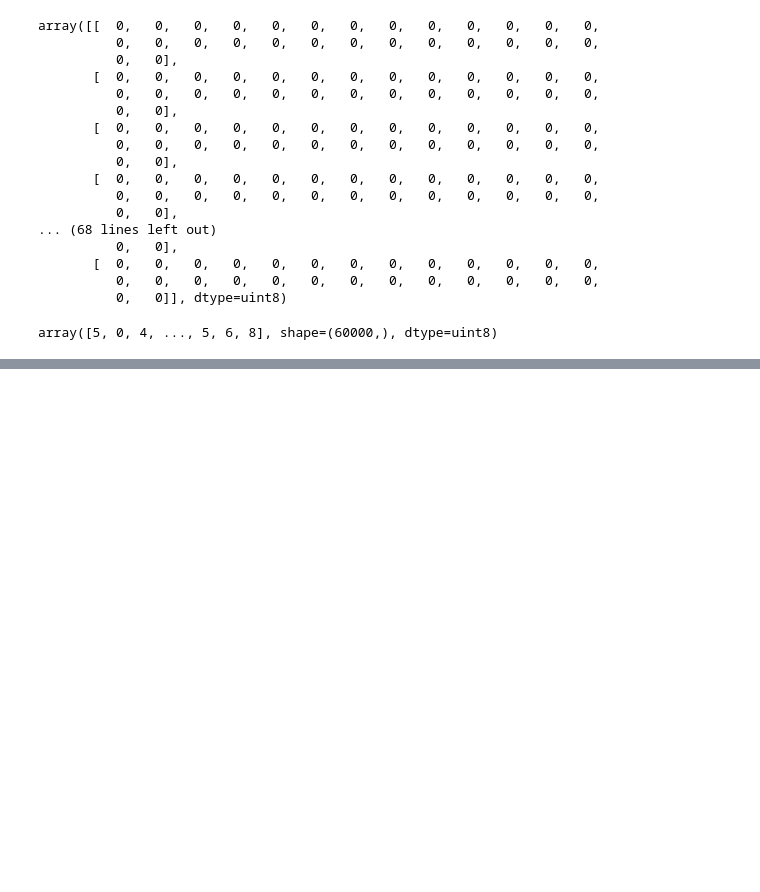
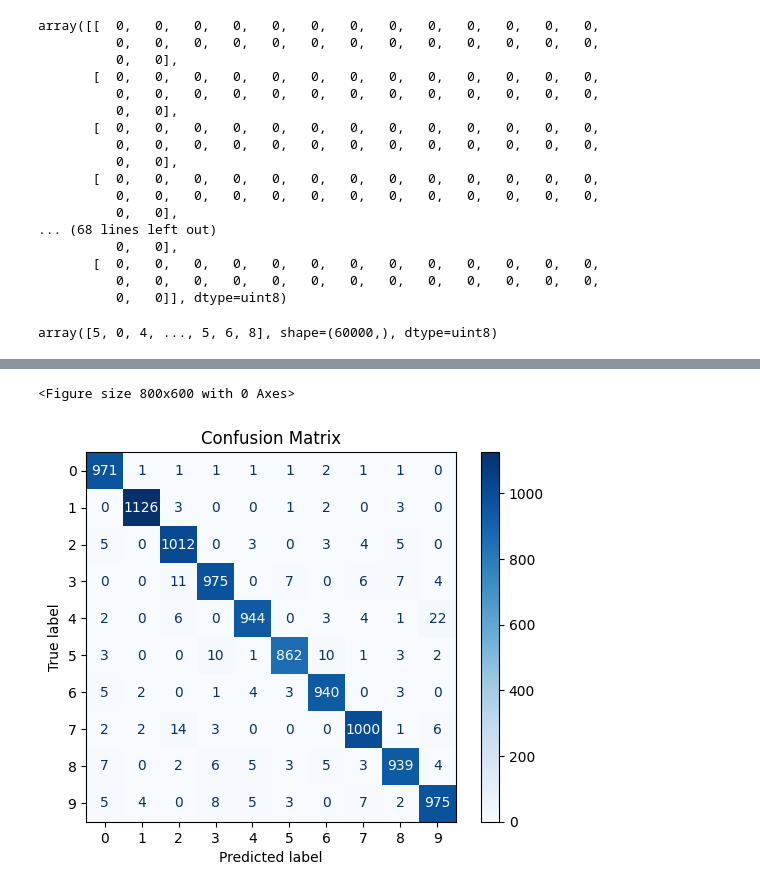
Before and after one commit to arybadj/deep-learning, a Jupyter notebook: mnist dl tensorflow/app.ipynb, the cells around one changed output, grey strips where cells are left out. Drawn from its saved outputs; the diff is of its cells as text; code cells hidden in the pictures; blank space fills up the shorter version.

```diff
--- a/mnist dl tensorflow/app.ipynb
+++ b/mnist dl tensorflow/app.ipynb
@@ -111,2 +106,5 @@ y_train
 # %% [output]
 array([5, 0, 4, ..., 5, 6, 8], shape=(60000,), dtype=uint8)
+# %%
+y_train_cat=to_categorical(y_train,10)
+y_test_cat=to_categorical(y_test,10)
@@ -112,0 +250,24 @@ array([5, 0, 4, ..., 5, 6, 8], shape=(60000,), dtype=uint8)
+# %%
+import numpy as np
+import matplotlib.pyplot as plt
+from sklearn.metrics import confusion_matrix, ConfusionMatrixDisplay
+
+# Predict on test set
+y_pred = model.predict(x_test, verbose=0)
+
+# Convert one-hot to class labels
+y_pred_classes = np.argmax(y_pred, axis=1)
+y_true_classes = np.argmax(y_test_cat, axis=1)
+
+# Create confusion matrix
+cm = confusion_matrix(y_true_classes, y_pred_classes)
+
+# Plot
+plt.figure(figsize=(8,6))
+disp = ConfusionMatrixDisplay(confusion_matrix=cm)
+disp.plot(cmap="Blues", values_format='d')
+plt.title("Confusion Matrix")
+plt.show()
+# %% [output]
+<Figure size 800x600 with 0 Axes>
+[figure, added]
```
Also changed, not shown: parts of 22 cells of this notebook.
